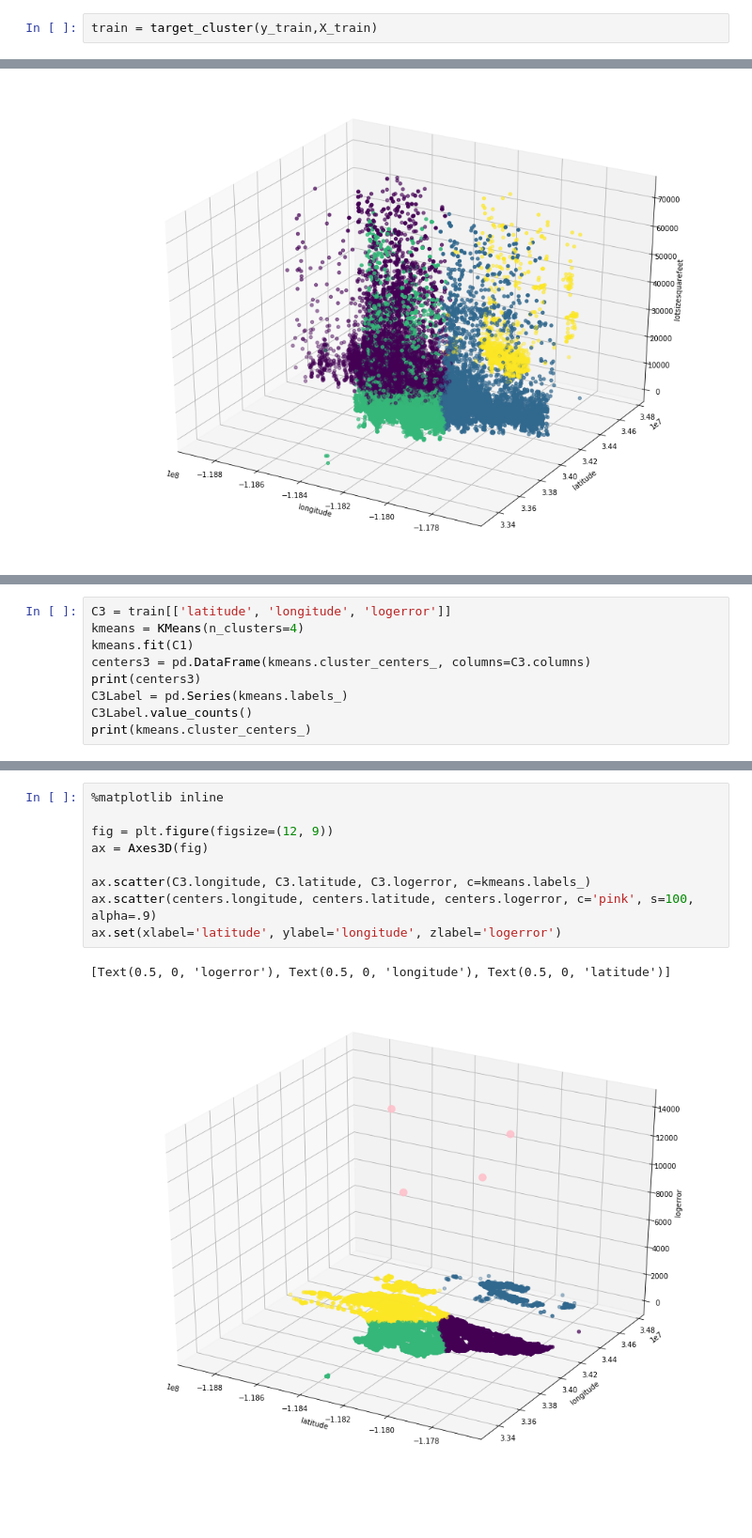
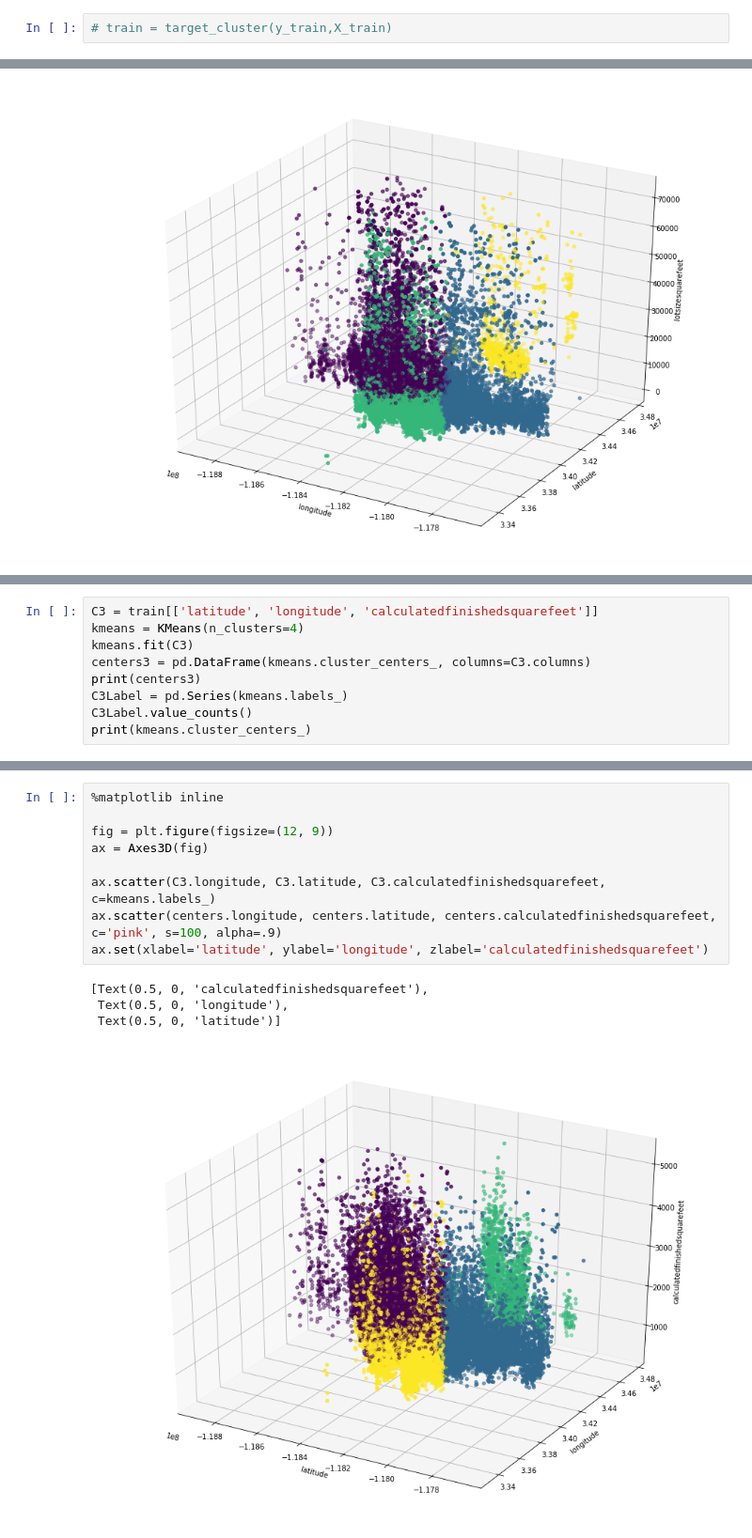
Before and after one commit to Osdorn-Typewriter-Repair/osdorn_project, a Jupyter notebook: osdorn_paddy.ipynb, the cells around one changed output, grey strips where cells are left out. Shown at 94% size. Drawn from its saved outputs; the diff is of its cells as text; blank space fills up the shorter version.

Commit message:
Clusters

```diff
--- a/osdorn_paddy.ipynb
+++ b/osdorn_paddy.ipynb
@@ -421,3 +390,3 @@ def target_cluster(y_train,X_train):
 # %%
-train = target_cluster(y_train,X_train)
+# train = target_cluster(y_train,X_train)
 # %%
@@ -615,8 +584,8 @@ plt.show()
 [figure]
 # %%
-C3 = train[['latitude', 'longitude', 'logerror']]
+C3 = train[['latitude', 'longitude', 'calculatedfinishedsquarefeet']]
 kmeans = KMeans(n_clusters=4)
-kmeans.fit(C1)
+kmeans.fit(C3)
 centers3 = pd.DataFrame(kmeans.cluster_centers_, columns=C3.columns)
 print(centers3)
 C3Label = pd.Series(kmeans.labels_)
@@ -646,15 +615,17 @@ dtype: int64
 # %%
 %matplotlib inline
 
 fig = plt.figure(figsize=(12, 9))
 ax = Axes3D(fig)
 
-ax.scatter(C3.longitude, C3.latitude, C3.logerror, c=kmeans.labels_)
-ax.scatter(centers.longitude, centers.latitude, centers.logerror, c='pink', s=100, alpha=.9)
-ax.set(xlabel='latitude', ylabel='longitude', zlabel='logerror')
+ax.scatter(C3.longitude, C3.latitude, C3.calculatedfinishedsquarefeet, c=kmeans.labels_)
+ax.scatter(centers.longitude, centers.latitude, centers.calculatedfinishedsquarefeet, c='pink', s=100, alpha=.9)
+ax.set(xlabel='latitude', ylabel='longitude', zlabel='calculatedfinishedsquarefeet')
 # %% [output]
-[Text(0.5, 0, 'logerror'), Text(0.5, 0, 'longitude'), Text(0.5, 0, 'latitude')]
+[Text(0.5, 0, 'calculatedfinishedsquarefeet'),
+ Text(0.5, 0, 'longitude'),
+ Text(0.5, 0, 'latitude')]
-[figure, old version]
+[figure, new version]
 # %%
 sns.relplot(data=C3, hue=kmeans.labels_, x='longitude', y='latitude')
 # %% [output]
```
Also changed, not shown: parts of 14 cells of this notebook.
